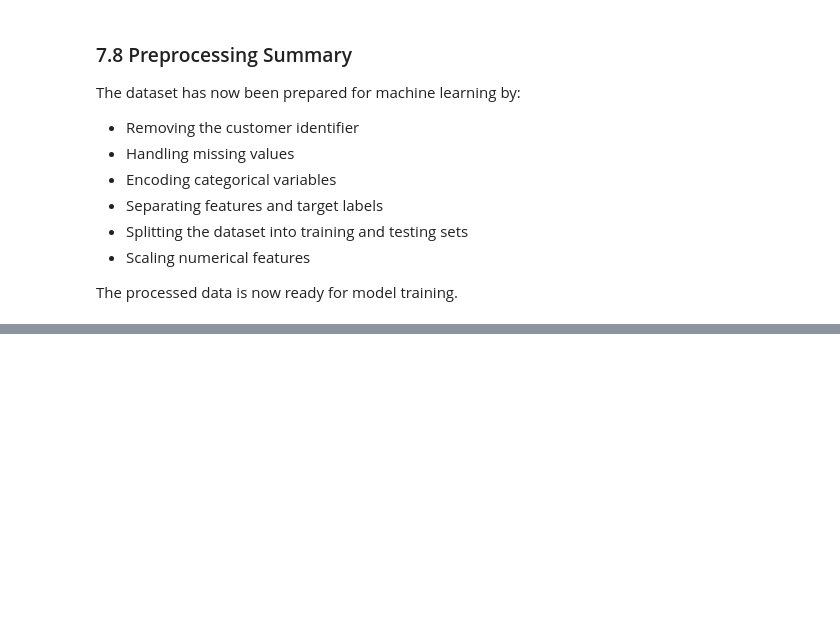
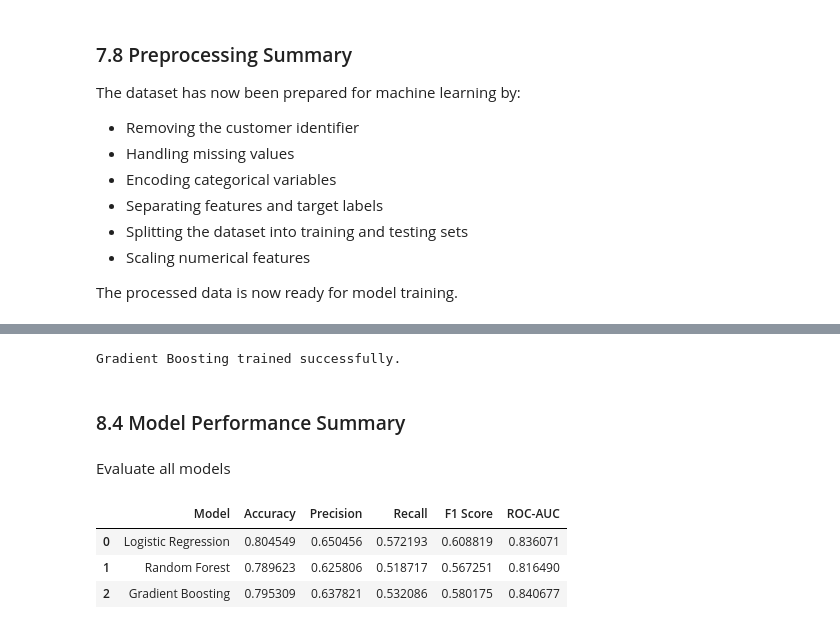
Before and after one commit to sabithamanoj/customer-churn-ml-deployment, a Jupyter notebook: Notebooks/customer_churn_pipeline.ipynb, the cells around one changed output, grey strips where cells are left out. Saved outputs shown, nothing was run; the diff lists cells and outputs as text; code cells hidden in the pictures; blank space fills up the shorter version.

```diff
--- a/Notebooks/customer_churn_pipeline.ipynb
+++ b/Notebooks/customer_churn_pipeline.ipynb
@@ -688,0 +758,19 @@ The processed data is now ready for model training.
+# %%
+gb_model = GradientBoostingClassifier(
+    random_state=42
+)
+
+gb_model.fit(
+    X_train,
+    y_train
+)
+
+gb_predictions = gb_model.predict(X_test)
+
+gb_probabilities = gb_model.predict_proba(X_test)[:, 1]
+
+print("Gradient Boosting trained successfully.")
+# %% [output]
+Gradient Boosting trained successfully.
+# %% [markdown]
+### 8.4 Model Performance Summary
@@ -688,0 +789,40 @@ The processed data is now ready for model training.
+# %% [markdown]
+Evaluate all models
+# %%
+results = []
+
+results.append(
+    evaluate_model(
+        "Logistic Regression",
+        y_test,
+        lr_predictions,
+        lr_probabilities
+    )
+)
+
+results.append(
+    evaluate_model(
+        "Random Forest",
+        y_test,
+        rf_predictions,
+        rf_probabilities
+    )
+)
+
+results.append(
+    evaluate_model(
+        "Gradient Boosting",
+        y_test,
+        gb_predictions,
+        gb_probabilities
+    )
+)
+
+results = pd.DataFrame(results)
+
+results
+# %% [output]
+|  | Model | Accuracy | Precision | Recall | F1 Score | ROC-AUC |
+| 0 | Logistic Regression | 0.804549 | 0.650456 | 0.572193 | 0.608819 | 0.836071 |
+| 1 | Random Forest | 0.789623 | 0.625806 | 0.518717 | 0.567251 | 0.816490 |
+| 2 | Gradient Boosting | 0.795309 | 0.637821 | 0.532086 | 0.580175 | 0.840677 |
```
Also changed, not shown: parts of 25 cells of this notebook.
